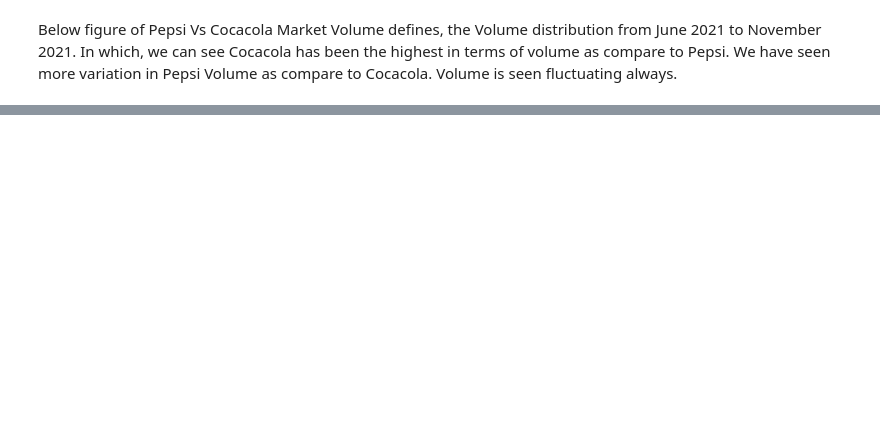
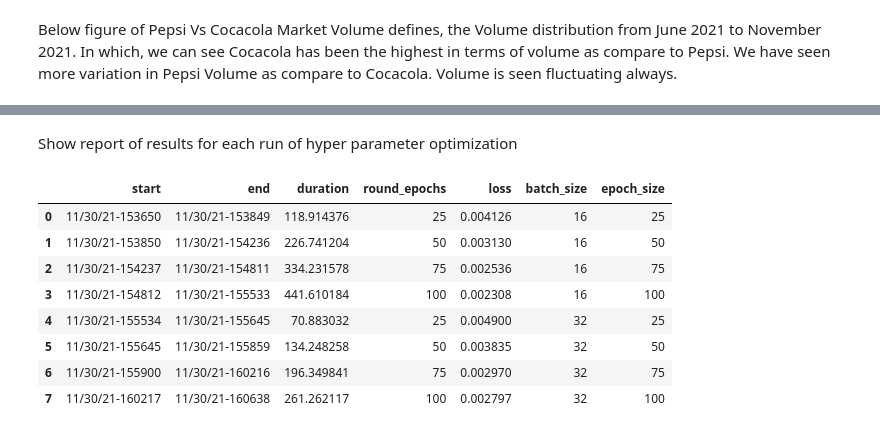
Before and after one commit to jdscifi/StockIt, a Jupyter notebook: StockIt.ipynb, the cells around one changed output, grey strips where cells are left out. Drawn from its saved outputs; the diff is of its cells as text; code cells hidden in the pictures; blank space fills up the shorter version.

```diff
--- a/StockIt.ipynb
+++ b/StockIt.ipynb
@@ -280,0 +465,15 @@ show(p)
+# %% [markdown]
+Show report of results for each run of hyper parameter optimization
+# %%
+r = talos.Reporting(t)
+r.data
+# %% [output]
+|  | start | end | duration | round_epochs | loss | batch_size | epoch_size |
+| 0 | 11/30/21-153650 | 11/30/21-153849 | 118.914376 | 25 | 0.004126 | 16 | 25 |
+| 1 | 11/30/21-153850 | 11/30/21-154236 | 226.741204 | 50 | 0.003130 | 16 | 50 |
+| 2 | 11/30/21-154237 | 11/30/21-154811 | 334.231578 | 75 | 0.002536 | 16 | 75 |
+| 3 | 11/30/21-154812 | 11/30/21-155533 | 441.610184 | 100 | 0.002308 | 16 | 100 |
+| 4 | 11/30/21-155534 | 11/30/21-155645 | 70.883032 | 25 | 0.004900 | 32 | 25 |
+| 5 | 11/30/21-155645 | 11/30/21-155859 | 134.248258 | 50 | 0.003835 | 32 | 50 |
+| 6 | 11/30/21-155900 | 11/30/21-160216 | 196.349841 | 75 | 0.002970 | 32 | 75 |
+| 7 | 11/30/21-160217 | 11/30/21-160638 | 261.262117 | 100 | 0.002797 | 32 | 100 |
```
Also changed, not shown: parts of 62 cells of this notebook.
